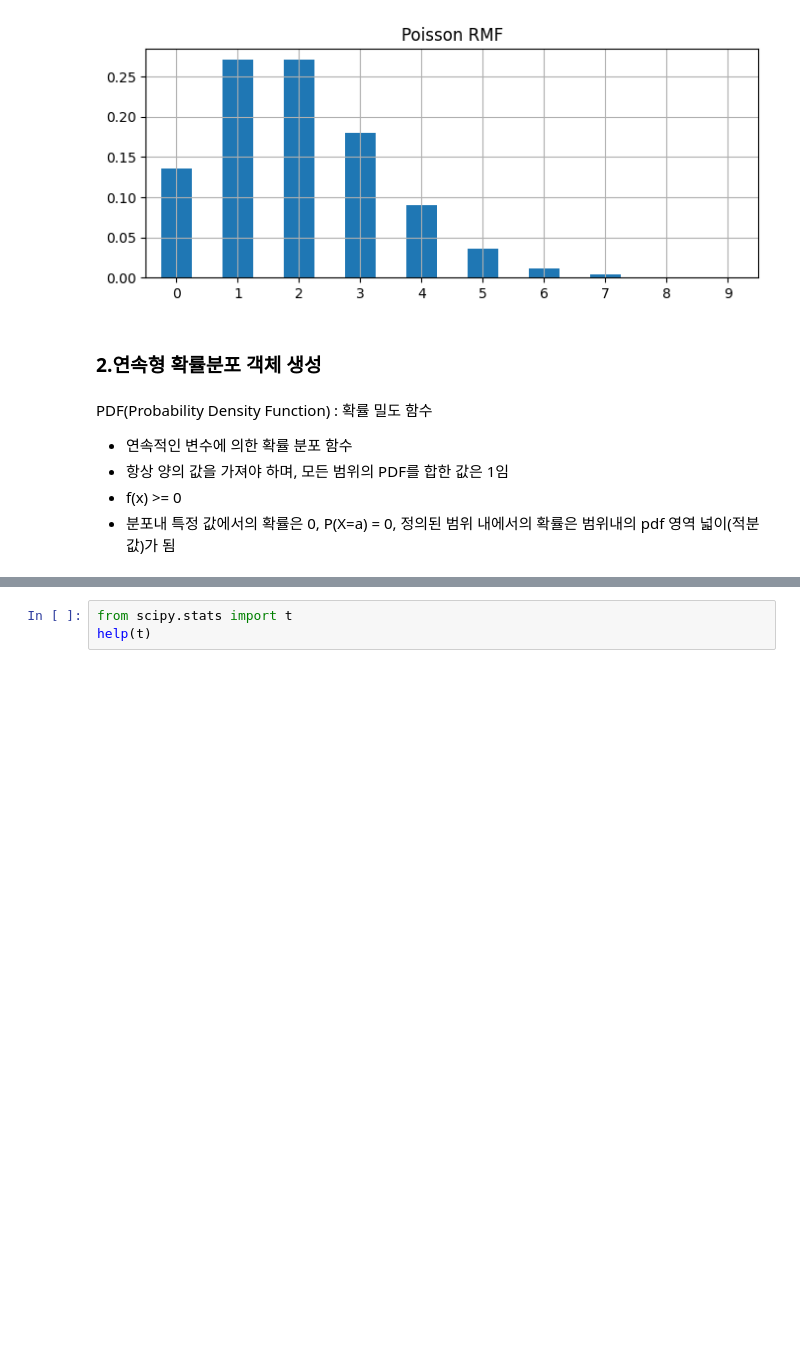
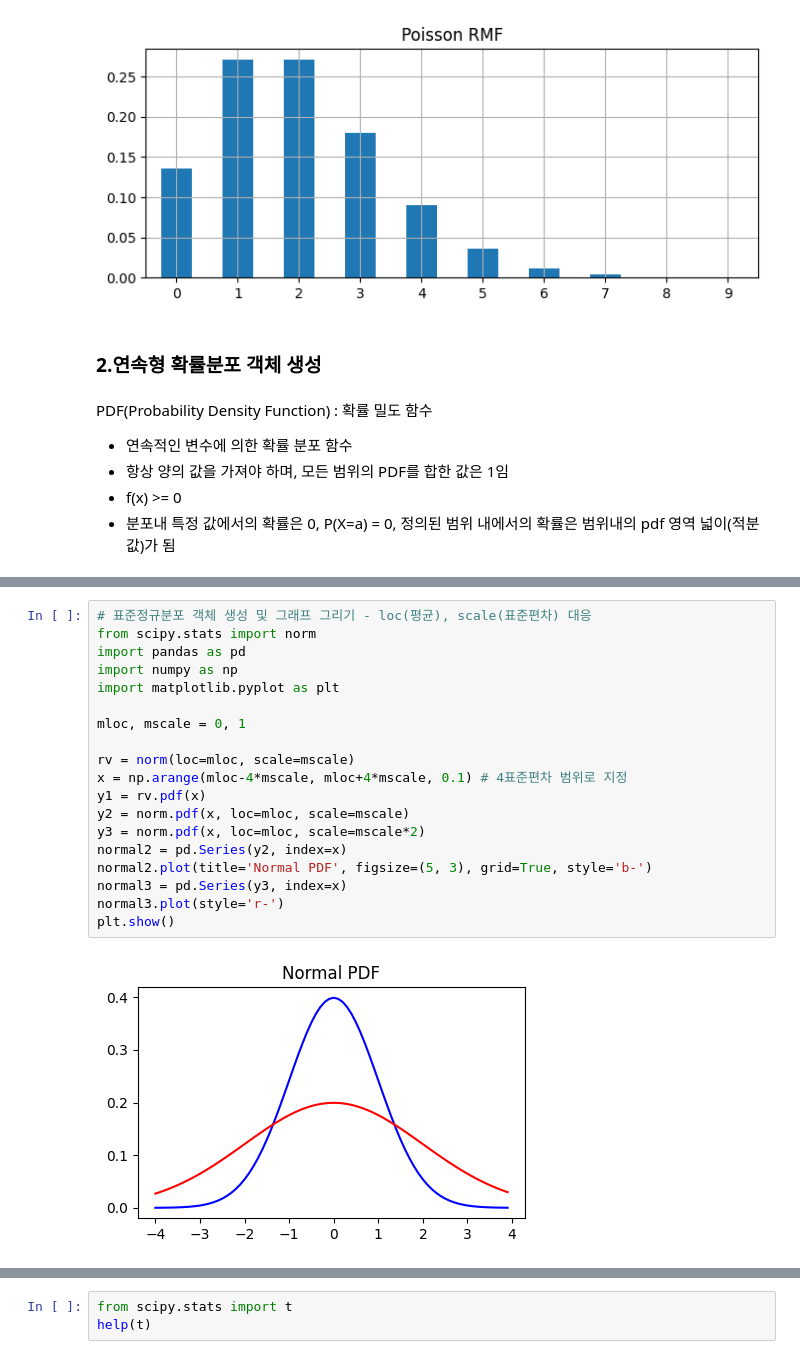
Before and after one commit to localtic/bigdata, a Jupyter notebook: Bigdata_S5_Scipy라이브러리_LAB.ipynb, the cells around one changed output, grey strips where cells are left out. Saved outputs shown, nothing was run; the diff lists cells and outputs as text; blank space fills up the shorter version.

```diff
--- a/Bigdata_S5_Scipy라이브러리_LAB.ipynb
+++ b/Bigdata_S5_Scipy라이브러리_LAB.ipynb
@@ -137,0 +154,21 @@ PDF(Probability Density Function) : 확률 밀도 함수
+# %%
+# 표준정규분포 객체 생성 및 그래프 그리기 - loc(평균), scale(표준편차) 대응
+from scipy.stats import norm
+import pandas as pd
+import numpy as np
+import matplotlib.pyplot as plt
+
+mloc, mscale = 0, 1
+
+rv = norm(loc=mloc, scale=mscale)
+x = np.arange(mloc-4*mscale, mloc+4*mscale, 0.1) # 4표준편차 범위로 지정
+y1 = rv.pdf(x)
+y2 = norm.pdf(x, loc=mloc, scale=mscale)
+y3 = norm.pdf(x, loc=mloc, scale=mscale*2)
+normal2 = pd.Series(y2, index=x)
+normal2.plot(title='Normal PDF', figsize=(5, 3), grid=True, style='b-')
+normal3 = pd.Series(y3, index=x)
+normal3.plot(style='r-')
+plt.show()
+# %% [output]
+[figure, added]
```
Also changed, not shown: parts of 56 cells of this notebook.
